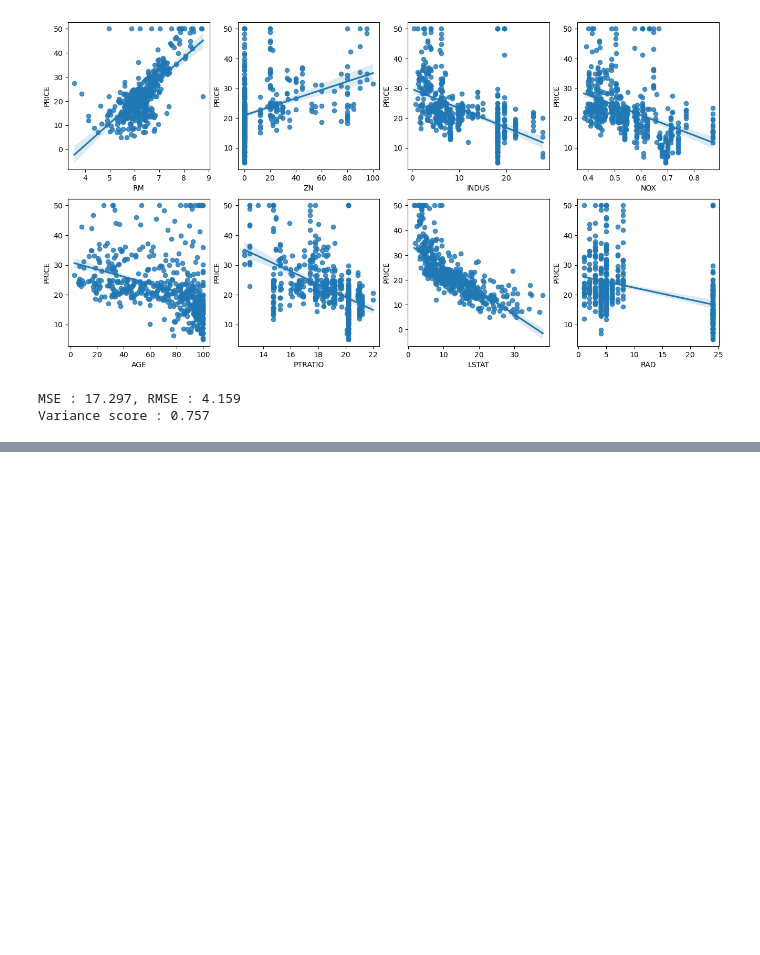
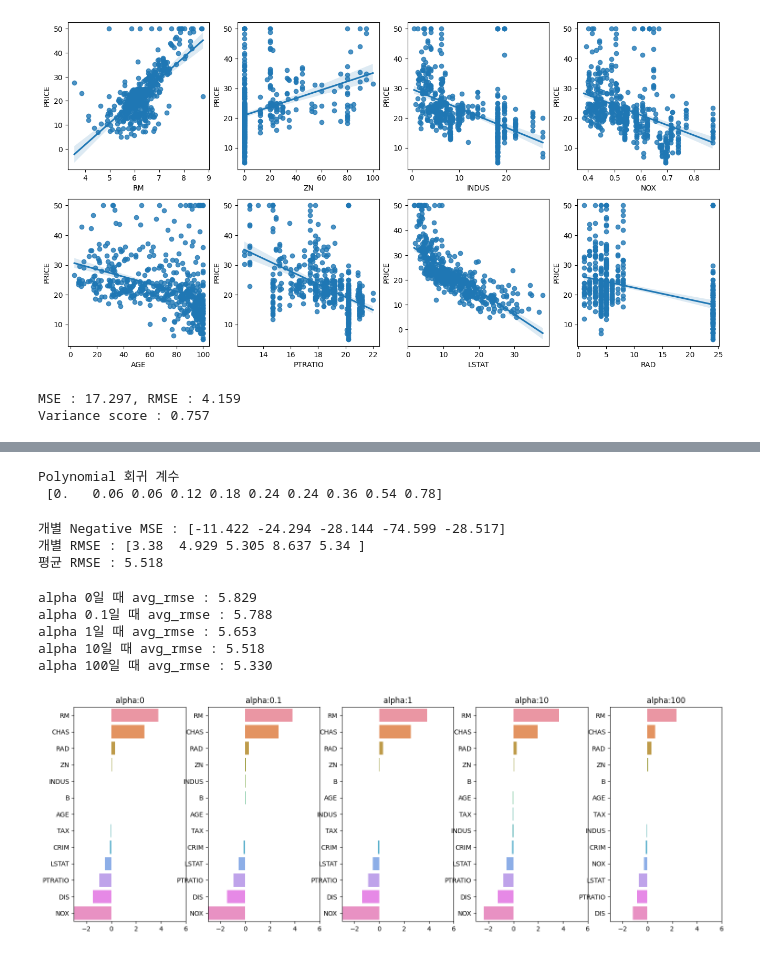
Before and after one commit to SeongminLee812/Python_ML_perfect_guide, a Jupyter notebook: chapter05-01_GradientDescent.ipynb, the cells around one changed output, grey strips where cells are left out. Saved outputs shown, nothing was run; the diff lists cells and outputs as text; code cells hidden in the pictures; blank space fills up the shorter version.

Commit message:
regression01

```diff
--- a/chapter05-01_GradientDescent.ipynb
+++ b/chapter05-01_GradientDescent.ipynb
@@ -163,0 +171,3 @@ Variance score : 0.757
+# %%
+coeff = pd.Series(data=np.round(lr.coef_, 1), index=X_data.columns)
+coeff.sort_values(ascending=False)
@@ -163,0 +255,72 @@ Variance score : 0.757
+# %%
+from sklearn.preprocessing import PolynomialFeatures
+from sklearn.linear_model import LinearRegression
+from sklearn.pipeline import Pipeline
+import numpy as np
+
+def polynomial_func(X):
+    y = 1 + 2*X[:, 0] + 3*X[:, 0]**2 + 4*X[:, 1]*3
+    return y
+
+model = Pipeline([('poly', PolynomialFeatures(degree=3)),
+                  ('linear', LinearRegression())])
+
+X = np.arange(4).reshape(2, 2)
+y = polynomial_func(X)
+
+model = model.fit(X, y)
+
+print('Polynomial 회귀 계수\n', np.round(model.named_steps['linear'].coef_, 2))
+# %% [output]
+Polynomial 회귀 계수
+ [0.   0.06 0.06 0.12 0.18 0.24 0.24 0.36 0.54 0.78]
+# %%
+from sklearn.linear_model import Ridge
+from sklearn.model_selection import cross_val_score
+
+ridge = Ridge(alpha=10)
+neg_mse_scores = cross_val_score(ridge, X_data, y_target, scoring = 'neg_mean_squared_error', cv=5)
+rmse_scores = np.sqrt(-1 * neg_mse_scores)
+avg_rmse = np.mean(rmse_scores)
+
+print('개별 Negative MSE :', np.round(neg_mse_scores, 3))
+print('개별 RMSE :', np.round(rmse_scores, 3))
+print('평균 RMSE : {:.3f}'.format(np.mean(rmse_scores)))
+# %% [output]
+개별 Negative MSE : [-11.422 -24.294 -28.144 -74.599 -28.517]
+개별 RMSE : [3.38  4.929 5.305 8.637 5.34 ]
+평균 RMSE : 5.518
+# %%
+alphas = [0, 0.1, 1, 10, 100]
+
+for alpha in alphas:
+    ridge = Ridge(alpha = alpha)
+
+    neg_mse_scores = cross_val_score(ridge, X_data, y_target, scoring = 'neg_mean_squared_error', cv=5)
+    avg_rmse = np.mean(np.sqrt(-1*neg_mse_scores))
+    print(f'alpha {alpha}일 때 avg_rmse : {avg_rmse:.3f}')
+# %% [output]
+alpha 0일 때 avg_rmse : 5.829
+alpha 0.1일 때 avg_rmse : 5.788
+alpha 1일 때 avg_rmse : 5.653
+alpha 10일 때 avg_rmse : 5.518
+alpha 100일 때 avg_rmse : 5.330
+# %%
+fig, axs = plt.subplots(figsize=(18, 6), nrows=1, ncols=5)
+coeff_df = pd.DataFrame()
+
+for pos, alpha in enumerate(alphas):
+    ridge = Ridge(alpha=alpha)
+    ridge.fit(X_data, y_target)
+    coeff = pd.Series(data=ridge.coef_, index=X_data.columns)
+    colname='alpha:'+str(alpha)
+    coeff_df[colname] = coeff
+
+    coeff = coeff.sort_values(ascending=False)
+    axs[pos].set_title(colname)
+    axs[pos].set_xlim(-3, 6)
+    sns.barplot(x=coeff.values, y=coeff.index, ax=axs[pos])
+
+plt.show()
+# %% [output]
+[figure, added]
```
Also changed, not shown: parts of 26 cells of this notebook, 2 other files.
